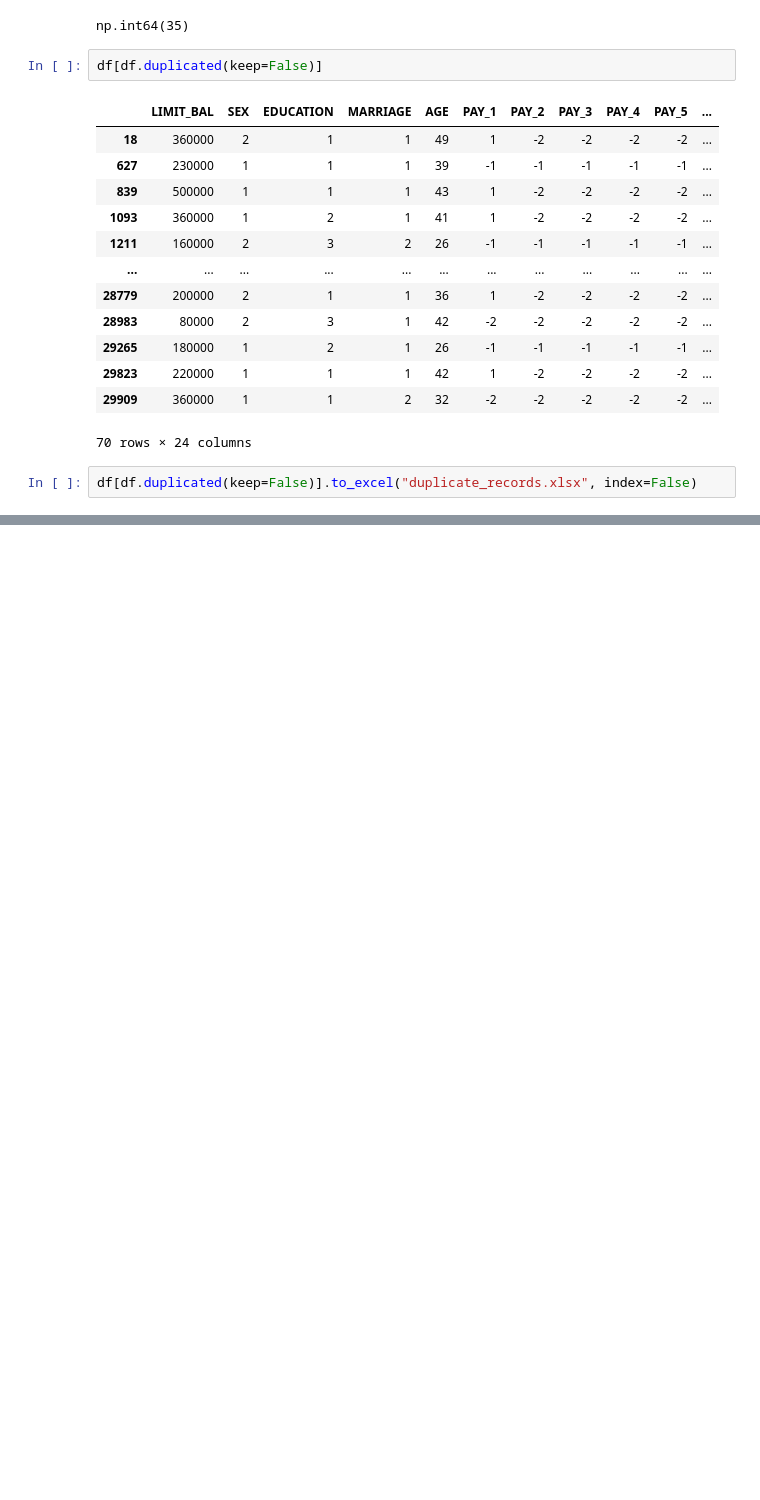
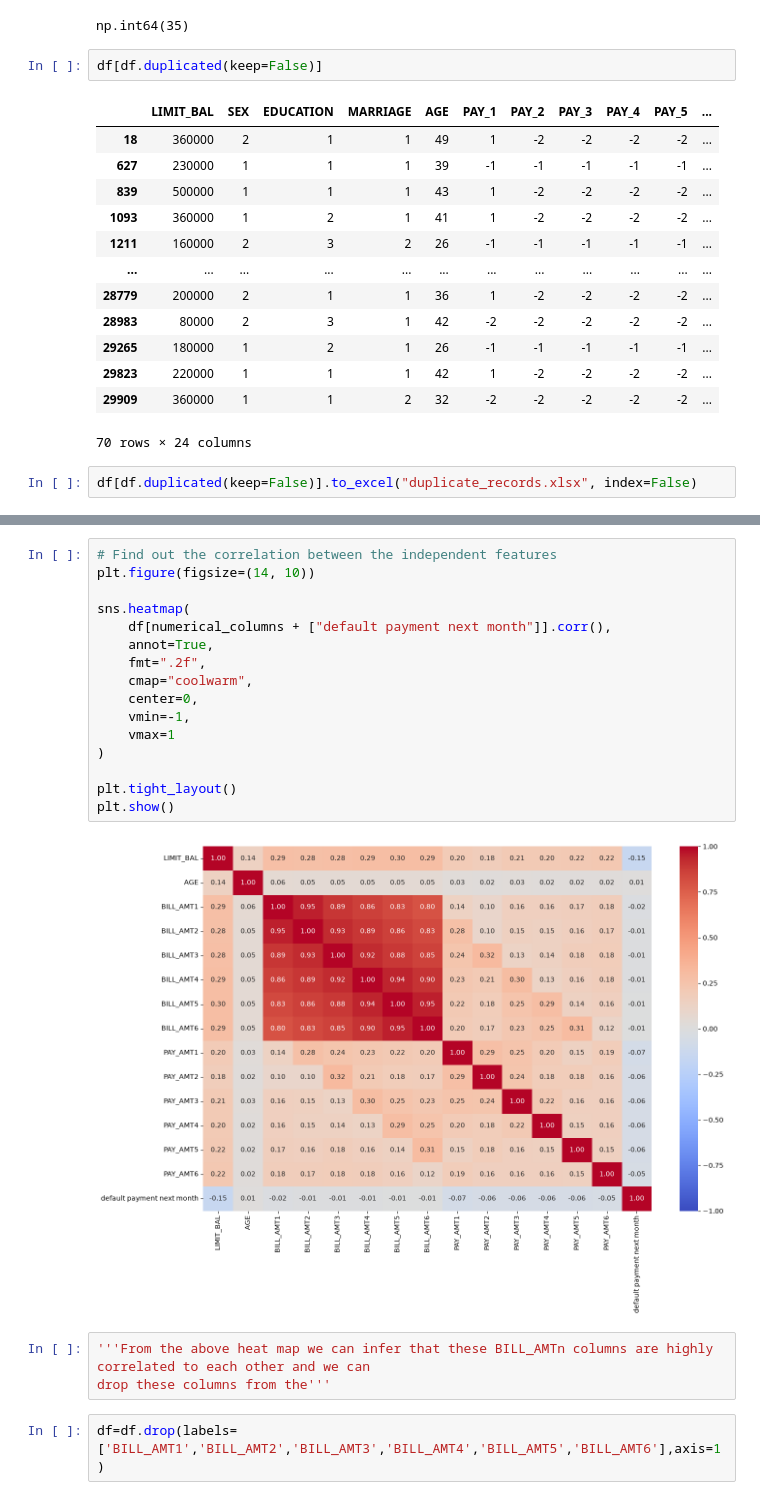
Before and after one commit to pjagadish18/CreditCardDefaultersLogisticRegression, a Jupyter notebook: notebooks/EDA.ipynb, the cells around one changed output, grey strips where cells are left out. Drawn from its saved outputs; the diff is of its cells as text; blank space fills up the shorter version.

```diff
--- a/notebooks/EDA.ipynb
+++ b/notebooks/EDA.ipynb
@@ -122,0 +208,23 @@ Note: you may need to restart the kernel to use updated packages.
+# %%
+# Find out the correlation between the independent features
+plt.figure(figsize=(14, 10))
+
+sns.heatmap(
+    df[numerical_columns + ["default payment next month"]].corr(),
+    annot=True,
+    fmt=".2f",
+    cmap="coolwarm",
+    center=0,
+    vmin=-1,
+    vmax=1
+)
+
+plt.tight_layout()
+plt.show()
+# %% [output]
+[figure, added]
+# %%
+'''From the above heat map we can infer that these BILL_AMTn columns are highly correlated to each other and we can
+drop these columns from the'''
+# %%
+df=df.drop(labels=['BILL_AMT1','BILL_AMT2','BILL_AMT3','BILL_AMT4','BILL_AMT5','BILL_AMT6'],axis=1)
```
Also changed, not shown: parts of 16 cells of this notebook, 3 other files.
